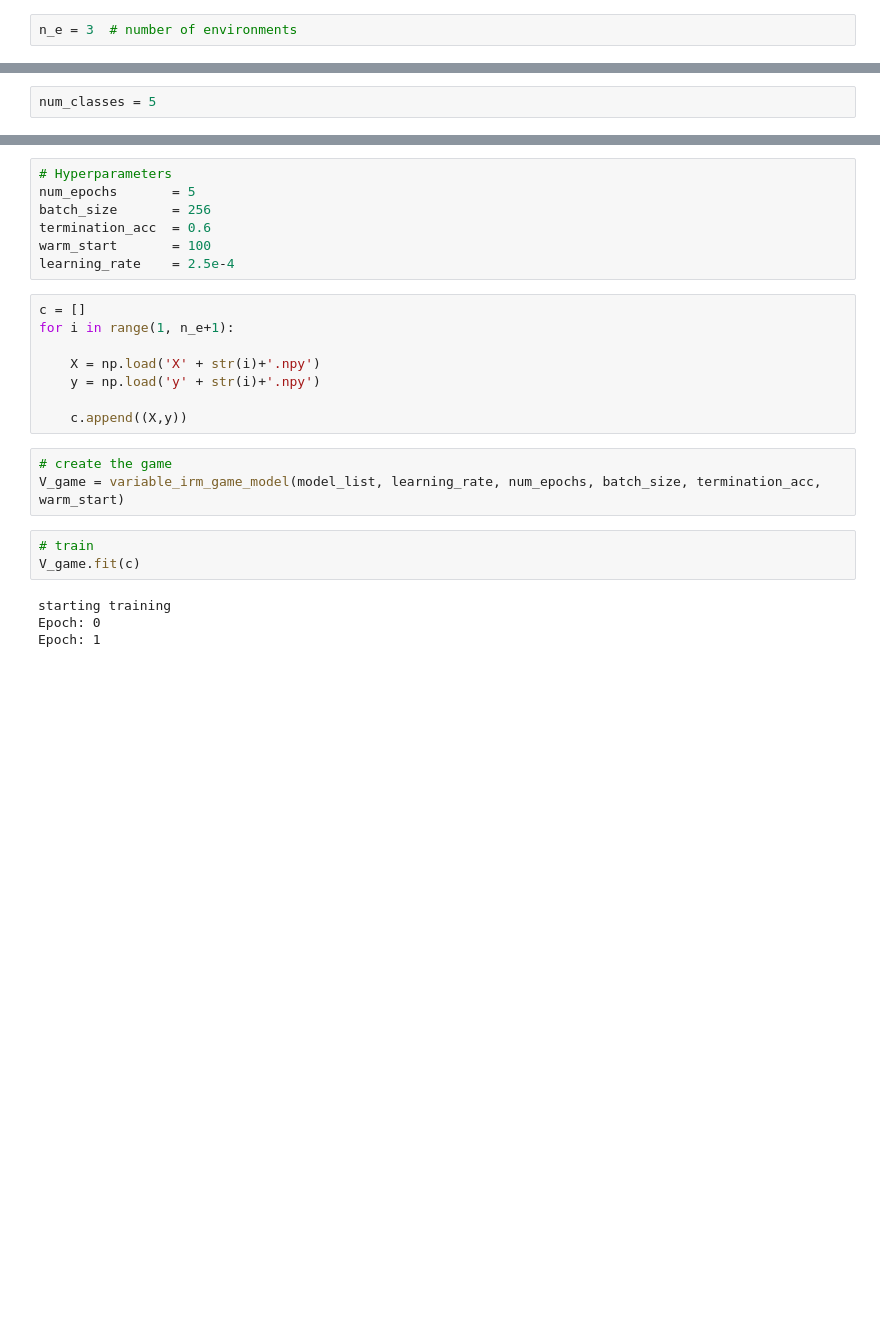
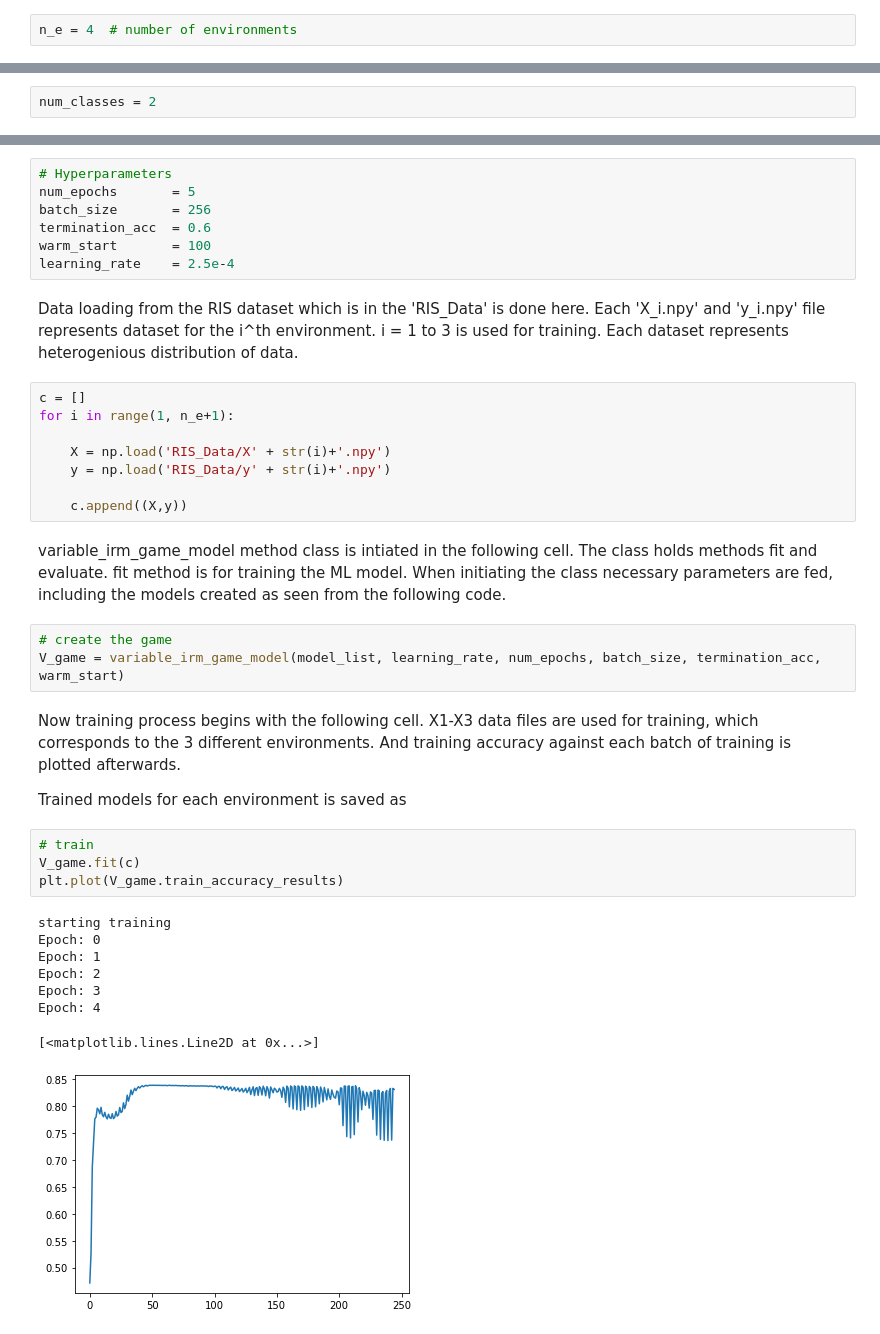
Before and after one commit to ICONgroupCWC/FL_Heterogeneous, a Jupyter notebook: Trial.ipynb, the cells around one changed output, grey strips where cells are left out. Drawn from its saved outputs; the diff is of its cells as text; blank space fills up the shorter version.

```diff
--- a/Trial.ipynb
+++ b/Trial.ipynb
@@ -17,2 +27,2 @@ os.environ["CUDA_VISIBLE_DEVICES"] = "-1"
 # %%
-n_e = 3  # number of environments
+n_e = 4  # number of environments
@@ -19,2 +31,2 @@ n_e = 3  # number of environments
 # %%
-num_classes = 5
+num_classes = 2
@@ -48,21 +65,35 @@ batch_size       = 256
 termination_acc  = 0.6
 warm_start       = 100
 learning_rate    = 2.5e-4
+# %% [markdown]
+Data loading from the RIS dataset which is in the 'RIS_Data' is done here. Each 'X_i.npy' and 'y_i.npy' file represents dataset for the i^th environment. i = 1 to 3 is used for training. Each dataset represents heterogenious distribution of data.
 # %%
 c = []
 for i in range(1, n_e+1):
 
-    X = np.load('X' + str(i)+'.npy')
-    y = np.load('y' + str(i)+'.npy')
+    X = np.load('RIS_Data/X' + str(i)+'.npy')
+    y = np.load('RIS_Data/y' + str(i)+'.npy')
 
     c.append((X,y))
+# %% [markdown]
+variable_irm_game_model method class is intiated in the following cell. The class holds methods fit and evaluate. fit method is for training the ML model. When initiating the class necessary parameters are fed, including the models created as seen from the following code.
 # %%
 # create the game
 V_game = variable_irm_game_model(model_list, learning_rate, num_epochs, batch_size, termination_acc, warm_start)
+# %% [markdown]
+Now training process begins with the following cell. X1-X3 data files are used for training, which corresponds to the 3 different environments. And training accuracy against each batch of training is plotted afterwards.
+
+Trained models for each environment is saved as
 # %%
 # train
 V_game.fit(c)
+plt.plot(V_game.train_accuracy_results)
 # %% [output]
 starting training
 Epoch: 0
 Epoch: 1
+Epoch: 2
+Epoch: 3
+Epoch: 4
+[<matplotlib.lines.Line2D at 0x...>]
+[figure, added]
```
Also changed, not shown: parts of 14 cells of this notebook, 14 other files.
